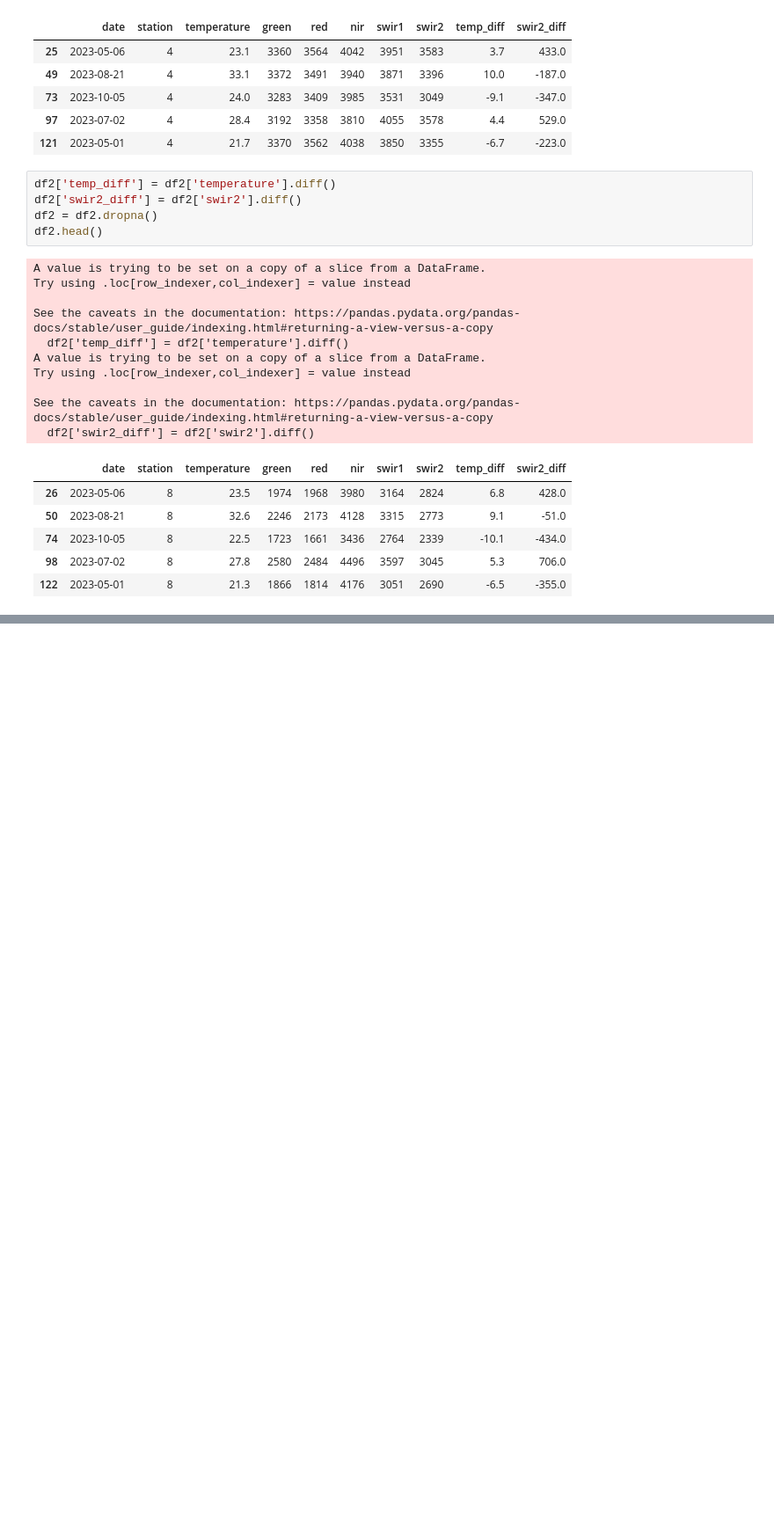
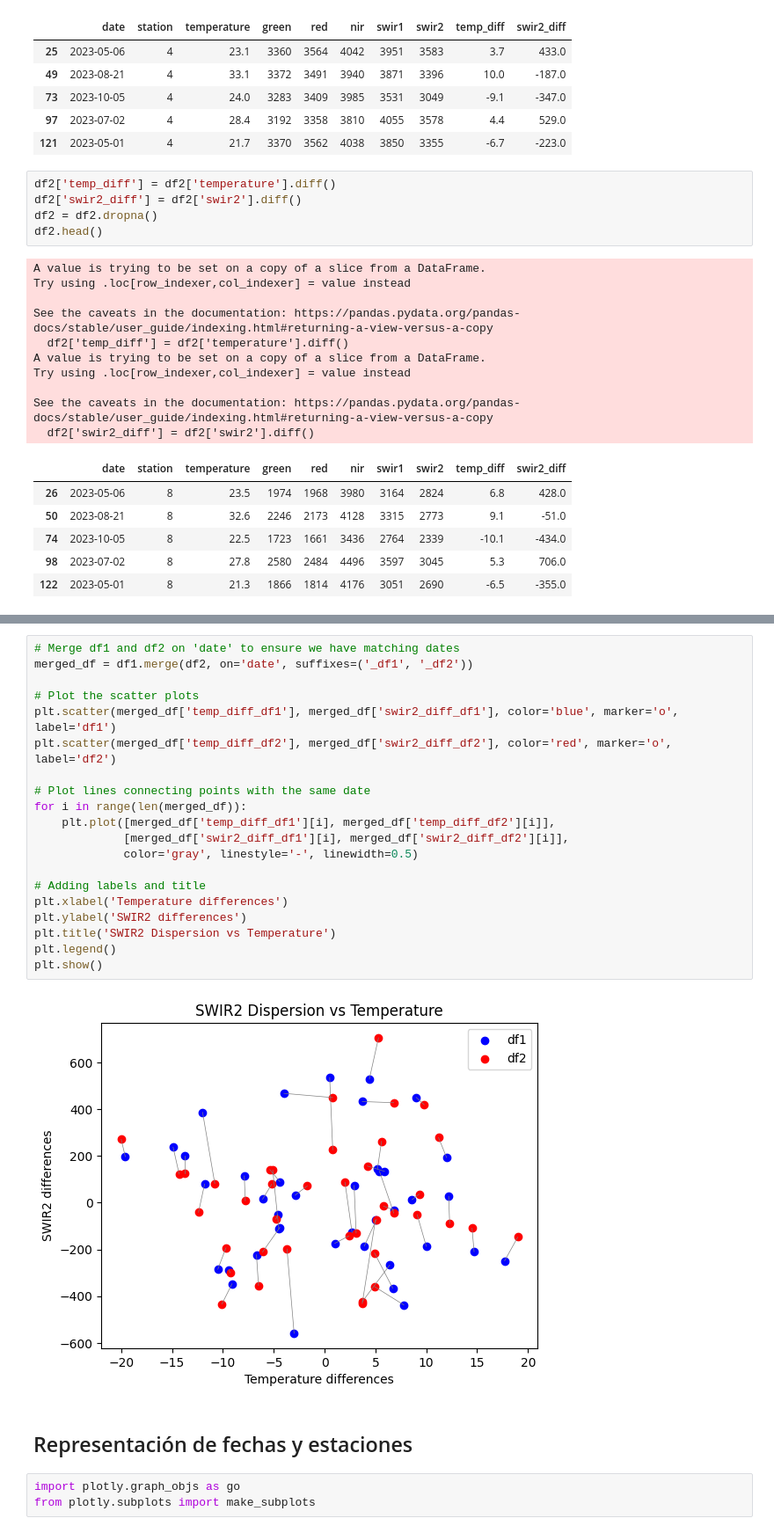
Before and after one commit to ayubero/uhi, a Jupyter notebook: madrid/analysis.ipynb, the cells around one changed output, grey strips where cells are left out. Shown at 88% size. Saved outputs shown, nothing was run; the diff lists cells and outputs as text; blank space fills up the shorter version.

```diff
--- a/madrid/analysis.ipynb
+++ b/madrid/analysis.ipynb
@@ -219 +221,28 @@ print(f'Pearson correlation coefficient: {correlation}, p-value: {p_value}')
 Pearson correlation coefficient: -0.11892153966107907, p-value: 0.4648551079296207
+# %%
+# Merge df1 and df2 on 'date' to ensure we have matching dates
+merged_df = df1.merge(df2, on='date', suffixes=('_df1', '_df2'))
+
+# Plot the scatter plots
+plt.scatter(merged_df['temp_diff_df1'], merged_df['swir2_diff_df1'], color='blue', marker='o', label='df1')
+plt.scatter(merged_df['temp_diff_df2'], merged_df['swir2_diff_df2'], color='red', marker='o', label='df2')
+
+# Plot lines connecting points with the same date
+for i in range(len(merged_df)):
+    plt.plot([merged_df['temp_diff_df1'][i], merged_df['temp_diff_df2'][i]],
+             [merged_df['swir2_diff_df1'][i], merged_df['swir2_diff_df2'][i]],
+             color='gray', linestyle='-', linewidth=0.5)
+
+# Adding labels and title
+plt.xlabel('Temperature differences')
+plt.ylabel('SWIR2 differences')
+plt.title('SWIR2 Dispersion vs Temperature')
+plt.legend()
+plt.show()
+# %% [output]
+[figure, added]
+# %% [markdown]
+## Representación de fechas y estaciones
+# %%
+import plotly.graph_objs as go
+from plotly.subplots import make_subplots
```
Also changed, not shown: parts of 7 cells of this notebook, 11 other files.
